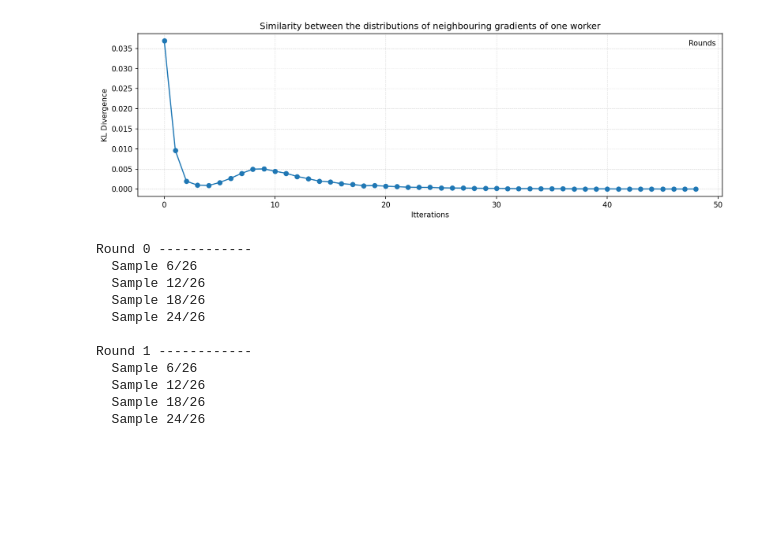
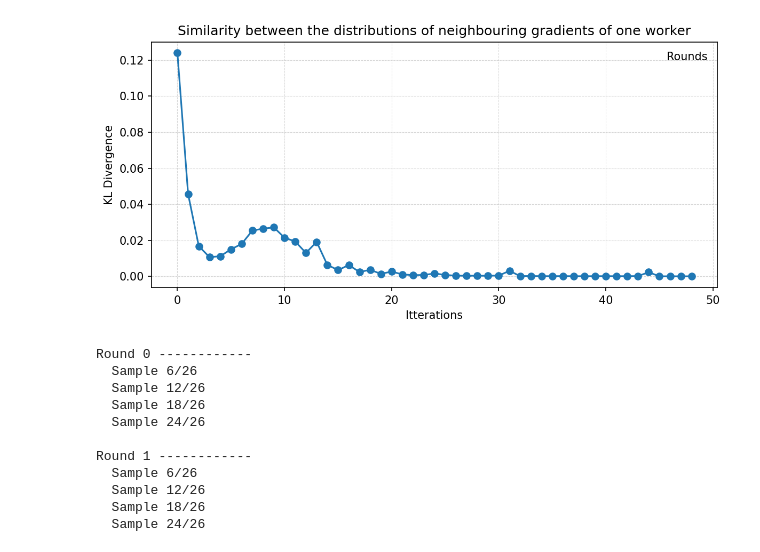
Before and after one commit to HosseinOutward/VUB-ACS-25_Thesis, a Jupyter notebook: experiments/distribution_shift_of_param_grad.ipynb, the cells around one changed output. Drawn from its saved outputs; the diff is of its cells as text; code cells hidden in the pictures; blank space fills up the shorter version.

Commit message:
fixes to plottings

```diff
--- a/experiments/distribution_shift_of_param_grad.ipynb
+++ b/experiments/distribution_shift_of_param_grad.ipynb
@@ -4,0 +8,5 @@ import pickle
+# %%
+
+from components.broadcast_components.broadcasting_process.ServerTrainingPerRoundProtocol import dict_to_array
+
+temp = dict_to_array(grad_list_rid[0])[0]
@@ -37,0 +24,33 @@ plt.show()
+# %%
+import matplotlib.pyplot as plt
+import numpy as np
+from components.broadcast_components.broadcasting_process.ServerTrainingPerRoundProtocol import dict_to_array
+
+rounds = [
+    [dict_to_array(grad_list_rid[0])[0],  "1st round"],
+    [dict_to_array(grad_list_rid[4])[0],  "5th round"],
+    [dict_to_array(grad_list_rid[len(grad_list_rid)//2])[0], "25th round"],
+    [dict_to_array(grad_list_rid[len(grad_list_rid)-1])[0], "50th round"],
+]
+for i in range(len(rounds)):
+    # rounds[i][0] = rounds[i][0][np.abs(rounds[i][0])<1.2]
+    grad_vect = rounds[i][0]
+    temp = np.percentile(np.abs(grad_vect), 99)
+    grad_vect /=temp
+    grad_vect = grad_vect[np.abs(grad_vect)<1.2]
+    grad_vect *= temp
+
+plt.figure(figsize=(7, 5), dpi=150)
+
+for data, label in rounds:
+    plt.hist(data, bins=1000, alpha=0.5, label=label)
+
+plt.xlim(-2,2)
+plt.ylim(0,1e6)
+plt.title("Gradient Distribution Across Training Rounds")
+plt.xlabel("Gradient value")
+plt.ylabel("Frequency")
+plt.legend(title="Rounds", frameon=False)
+plt.grid(True, linestyle="--", linewidth=0.5, alpha=0.5)
+plt.tight_layout()
+plt.show()
@@ -38,34 +59,38 @@ plt.show()
 # %%
 from scipy.stats import entropy
 import numpy as np
 
 def get_dist_hist(sample_dict):
     grad_vect = dict_to_array(sample_dict)[0]
+    temp = np.percentile(np.abs(grad_vect), 99)
+    grad_vect /=temp
+    grad_vect = grad_vect[np.abs(grad_vect)<1.2]
+    grad_vect *= temp
     bins=np.arange(-1,1,2/500)
     return np.histogram(grad_vect, bins=bins)[0]+1
 
 def compare_histograms(hist1, hist2):
     hist1 = (hist1+1)/(np.sum(hist1)+len(hist1))
     hist2 = (hist2+1)/(np.sum(hist2)+len(hist2))
     kl_div_1_2 = entropy(hist1, hist2)
     return kl_div_1_2
 
 hist_stat = [get_dist_hist(g) for g in grad_list_rid]
 kl_div=[]
 for first_i in range(len(grad_list_rid)-1):
     kl_div.append(entropy(hist_stat[first_i], hist_stat[first_i+1]))
 
-plt.figure(figsize=(12, 4), dpi=150)
+plt.figure(figsize=(8, 4), dpi=150)
 plt.plot(np.arange(len(kl_div)), kl_div, marker='o')
 plt.title("Similarity between the distributions of neighbouring gradients of one worker")
 plt.xlabel("Itterations")
 plt.ylabel("KL Divergence")
 plt.legend(title="Rounds", frameon=False)
 plt.grid(True, linestyle="--", linewidth=0.5, alpha=0.5)
 plt.tight_layout()
 plt.show()
 # %% [output]
-[figure, old version]
+[figure, new version]
 # %%
 from components.broadcast_components.broadcasting_process.ServerTrainingPerRoundProtocol import dict_to_array
 from collections import OrderedDict
```
Also changed, not shown: parts of 4 cells of this notebook, 2 other files.
